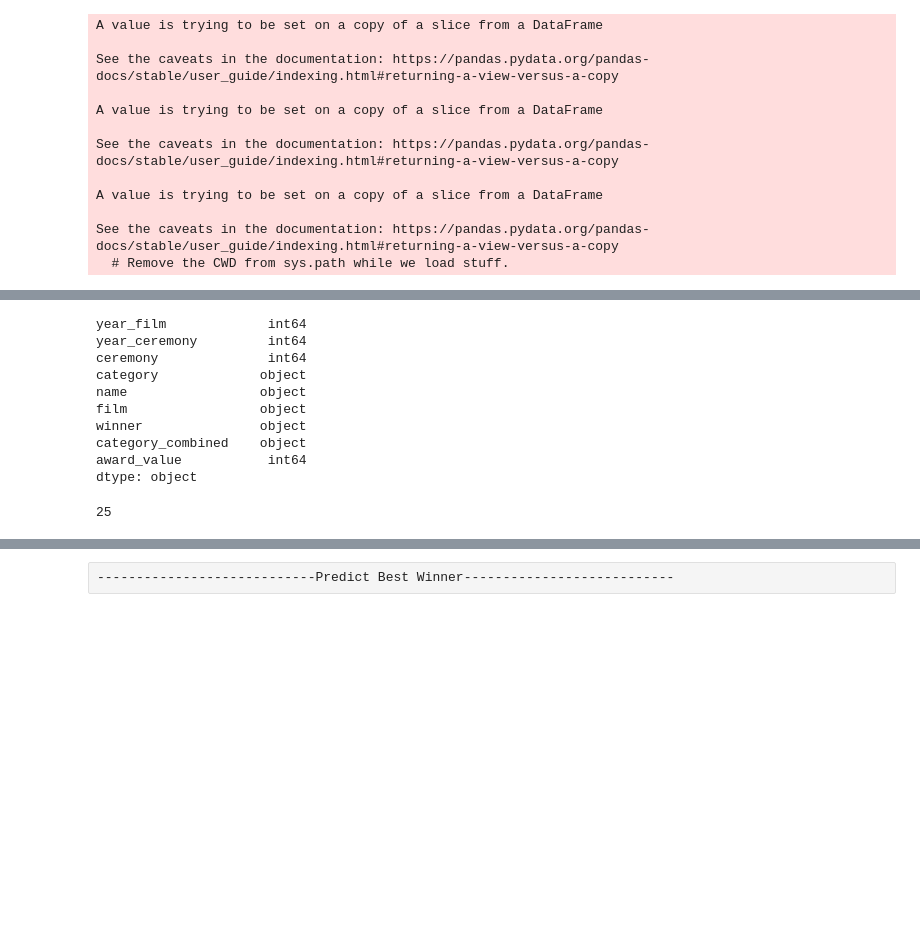
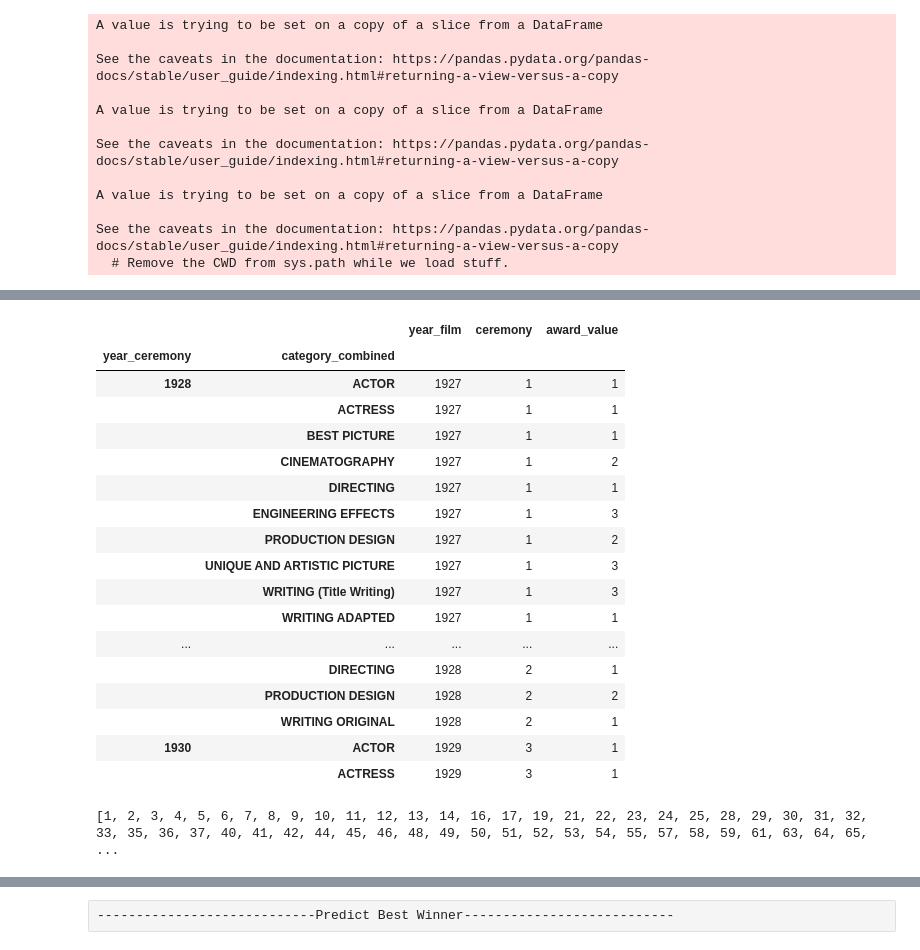
Before and after one commit to julia-claira/Machine_Learning_Oscars, a Jupyter notebook: academy_machine_learning.ipynb, the cells around one changed output, grey strips where cells are left out. Cells and saved outputs as stored; diff of their text form; code cells hidden in the pictures; blank space fills up the shorter version.

Commit message:
ran randomforest test

```diff
--- a/academy_machine_learning.ipynb
+++ b/academy_machine_learning.ipynb
@@ -211,8 +211,8 @@ academy_db["award_value"]=0
 # %%
 #adds a weight to awards
 award_combine.keys()
-a_value=3;
-b_value=2;
+a_value=1
+b_value=2
 
 award_a_value={'WRITING ORIGINAL':a_value, 'WRITING ADAPTED':a_value, 'ACTOR':a_value, 'ACTRESS':a_value, 'BEST PICTURE':a_value, 'DIRECTING':a_value}
 award_b_value={'CINEMATOGRAPHY':b_value, 'PRODUCTION DESIGN':b_value,'FILM EDITING':b_value,'ACTOR IN A SUPPORTING ROLE':b_value, 'ACTRESS IN A SUPPORTING ROLE':b_value}
@@ -230,7 +230,7 @@ for j,i in academy_db.iterrows():
     elif (i['category_combined'] in award_b_value):
         academy_db['award_value'][j]=award_b_value[i['category_combined']]
     else:
-        academy_db['award_value'][j]=1
+        academy_db['award_value'][j]=3
 # %% [output]
 A value is trying to be set on a copy of a slice from a DataFrame
 
@@ -247,24 +282,22 @@ See the caveats in the documentation: https://pandas.pydata.org/pandas-docs/stab
 # %%
-year_db=academy_db.groupby(['film']).sum()
-year_db
-academy_db.dtypes
+year_db=academy_db.groupby(['year_ceremony','category_combined']).mean()
+year_db.head(20)
 # %% [output]
-year_film             int64
-year_ceremony         int64
-ceremony              int64
-category             object
-name                 object
-film                 object
-winner               object
-category_combined    object
-award_value           int64
-dtype: object
+|  |  | year_film | ceremony | award_value |
+| year_ceremony | category_combined |  |  |  |
+| 1928 | ACTOR | 1927 | 1 | 1 |
+|  | ACTRESS | 1927 | 1 | 1 |
+|  | BEST PICTURE | 1927 | 1 | 1 |
+|  | CINEMATOGRAPHY | 1927 | 1 | 2 |
+|  | DIRECTING | 1927 | 1 | 1 |
+|  | ENGINEERING EFFECTS | 1927 | 1 | 3 |
+|  | PRODUCTION DESIGN | 1927 | 1 | 2 |
+|  | UNIQUE AND ARTISTIC PICTURE | 1927 | 1 | 3 |
+|  | WRITING (Title Writing) | 1927 | 1 | 3 |
+|  | WRITING ADAPTED | 1927 | 1 | 1 |
+| ... | ... | ... | ... | ... |
+|  | DIRECTING | 1928 | 2 | 1 |
+|  | PRODUCTION DESIGN | 1928 | 2 | 2 |
+|  | WRITING ORIGINAL | 1928 | 2 | 1 |
+| 1930 | ACTOR | 1929 | 3 | 1 |
+|  | ACTRESS | 1929 | 3 | 1 |
-# %%
-b=year_db['award_value']
-b['Forrest Gump']
-#year_db.index[0][0]
-#i in year_db.iterrows()
-#for x in test_db:
- #   print (test_db[x].index[20])
-# %% [output]
-25
@@ -270,0 +379,17 @@ b['Forrest Gump']
+# %%
+#creates new db for final evalutation
+best_film_db=academy_db.groupby(['year_ceremony','film']).sum()
+best_film_db.reset_index(inplace=True)
+best_film_db=best_film_db[['film','year_ceremony','award_value']]
+indexNames=[]
+
+for j, i in best_film_db.iterrows():
+    if (i['film'] not in best_pic_array):
+        #print(i['film'])
+        indexNames.append(j)
+
+
+print(indexNames)
+best_film_db.drop(indexNames , inplace=True)
+# %% [output]
+[1, 2, 3, 4, 5, 6, 7, 8, 9, 10, 11, 12, 13, 14, 16, 17, 19, 21, 22, 23, 24, 25, 28, 29, 30, 31, 32, 33, 35, 36, 37, 40, 41, 42, 44, 45, 46, 48, 49, 50, 51, 52, 53, 54, 55, 57, 58, 59, 61, 63, 64, 65,  ...
```
Also changed, not shown: parts of 23 cells of this notebook.
